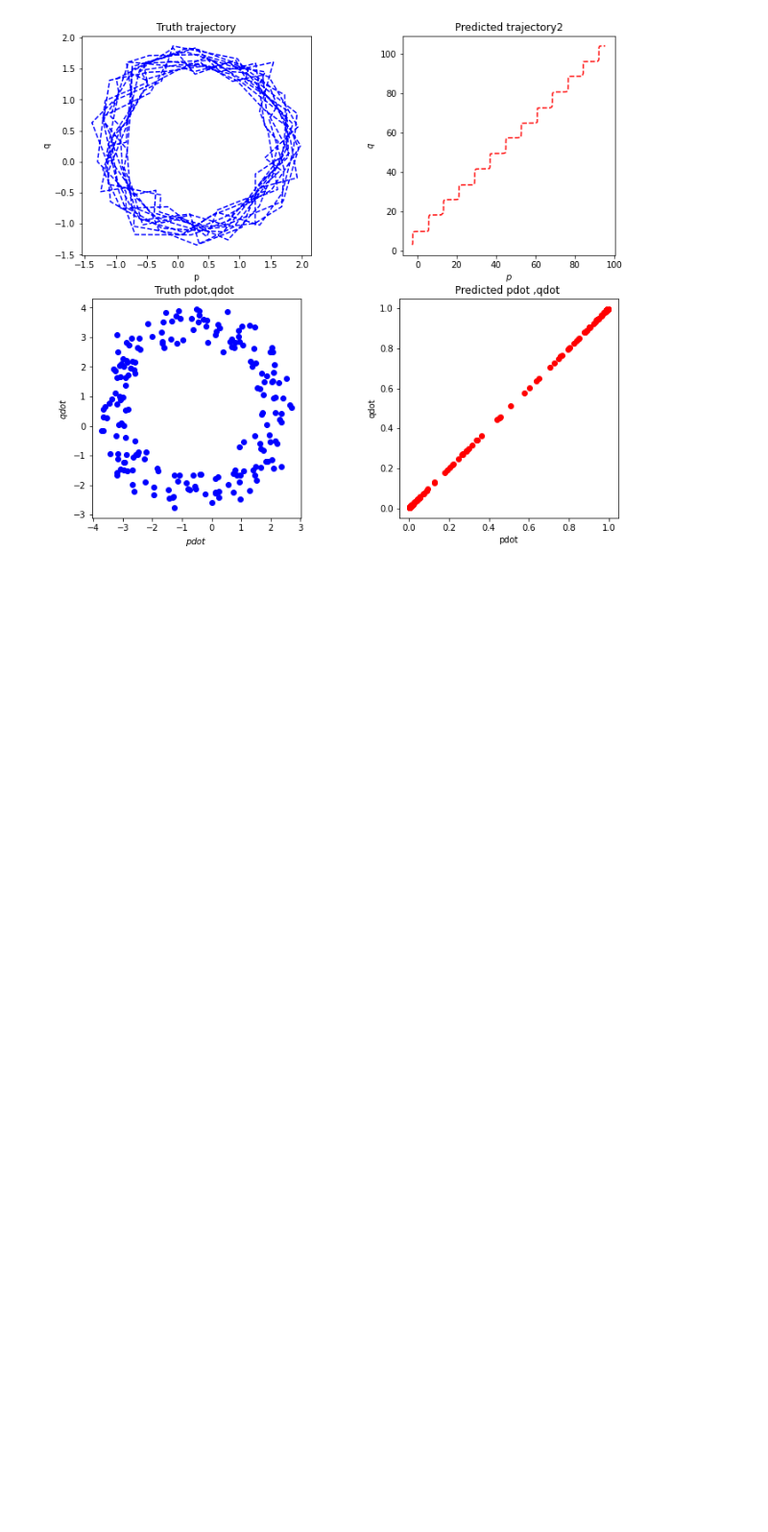
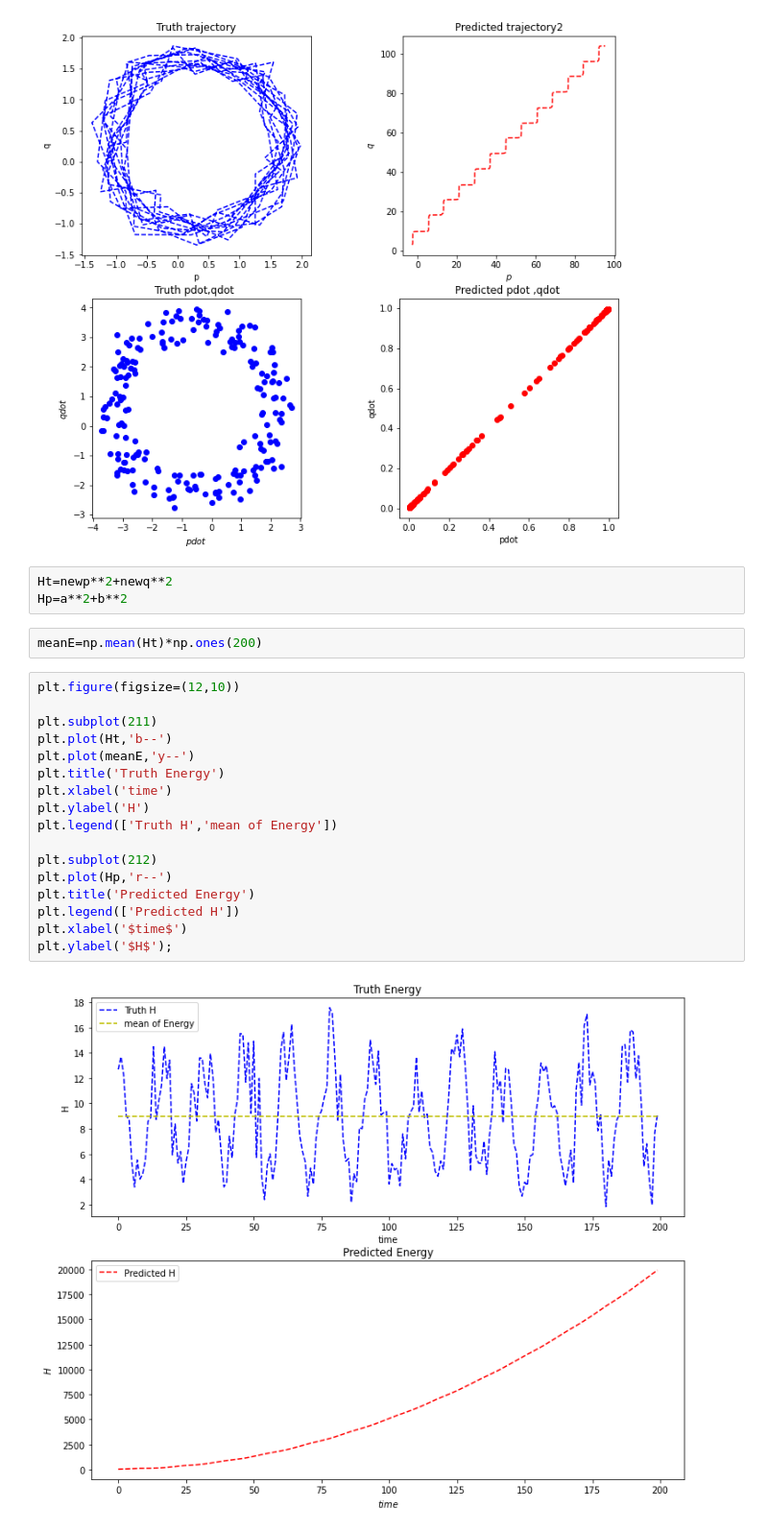
Before and after one commit to kimia-zahed/hamiltonian_neural_network, a Jupyter notebook: myHNN _kimiya_9dey99.ipynb, the cells around one changed output. Shown: that part at 96% size. Saved outputs shown, nothing was run; the diff lists cells and outputs as text; blank space fills up the shorter version.

Commit message:
compare predicted an truth energy

```diff
--- a/myHNN _kimiya_9dey99.ipynb
+++ b/myHNN _kimiya_9dey99.ipynb
@@ -190,3 +190,27 @@ plt.axis('scaled')
  -0.04827464899863117,
  1.0482469292299357)
 [figure]
+# %%
+Ht=newp**2+newq**2
+Hp=a**2+b**2
+# %%
+meanE=np.mean(Ht)*np.ones(200)
+# %%
+plt.figure(figsize=(12,10))
+
+plt.subplot(211)
+plt.plot(Ht,'b--')
+plt.plot(meanE,'y--')
+plt.title('Truth Energy')
+plt.xlabel('time')
+plt.ylabel('H')
+plt.legend(['Truth H','mean of Energy'])
+
+plt.subplot(212)
+plt.plot(Hp,'r--')
+plt.title('Predicted Energy')
+plt.legend(['Predicted H'])
+plt.xlabel('$time$')
+plt.ylabel('$H$');
+# %% [output]
+[figure, added]
```
Also changed, not shown: parts of 1 cell of this notebook.
